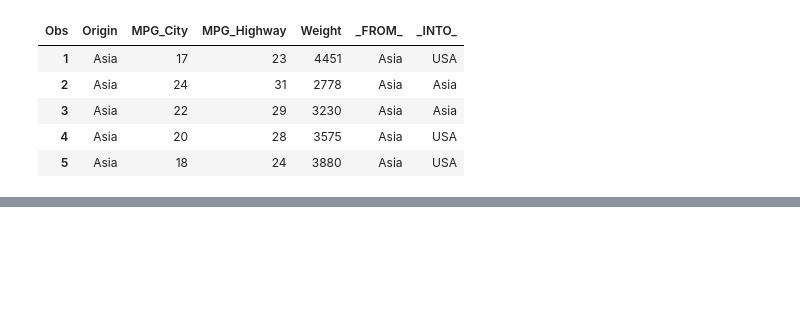
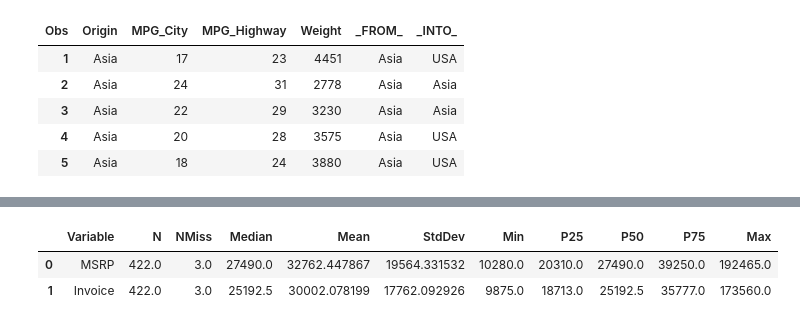
Before and after one commit to 0xdomyz/sas_collection, a Jupyter notebook: example_data/cars.ipynb, the cells around one changed output, grey strips where cells are left out. Drawn from its saved outputs; the diff is of its cells as text; code cells hidden in the pictures; blank space fills up the shorter version.

```diff
--- a/example_data/cars.ipynb
+++ b/example_data/cars.ipynb
@@ -85,0 +100,8 @@ sas.submitLST(f"""
+# %%
+df = sas.sasdata("cars","work")
+df.dsopts["keep"] = "msrp invoice"
+df.means()
+# %% [output]
+|  | Variable | N | NMiss | Median | Mean | StdDev | Min | P25 | P50 | P75 | Max |
+| 0 | MSRP | 422.0 | 3.0 | 27490.0 | 32762.447867 | 19564.331532 | 10280.0 | 20310.0 | 27490.0 | 39250.0 | 192465.0 |
+| 1 | Invoice | 422.0 | 3.0 | 25192.5 | 30002.078199 | 17762.092926 | 9875.0 | 18713.0 | 25192.5 | 35777.0 | 173560.0 |
```
Also changed, not shown: parts of 9 cells of this notebook.
